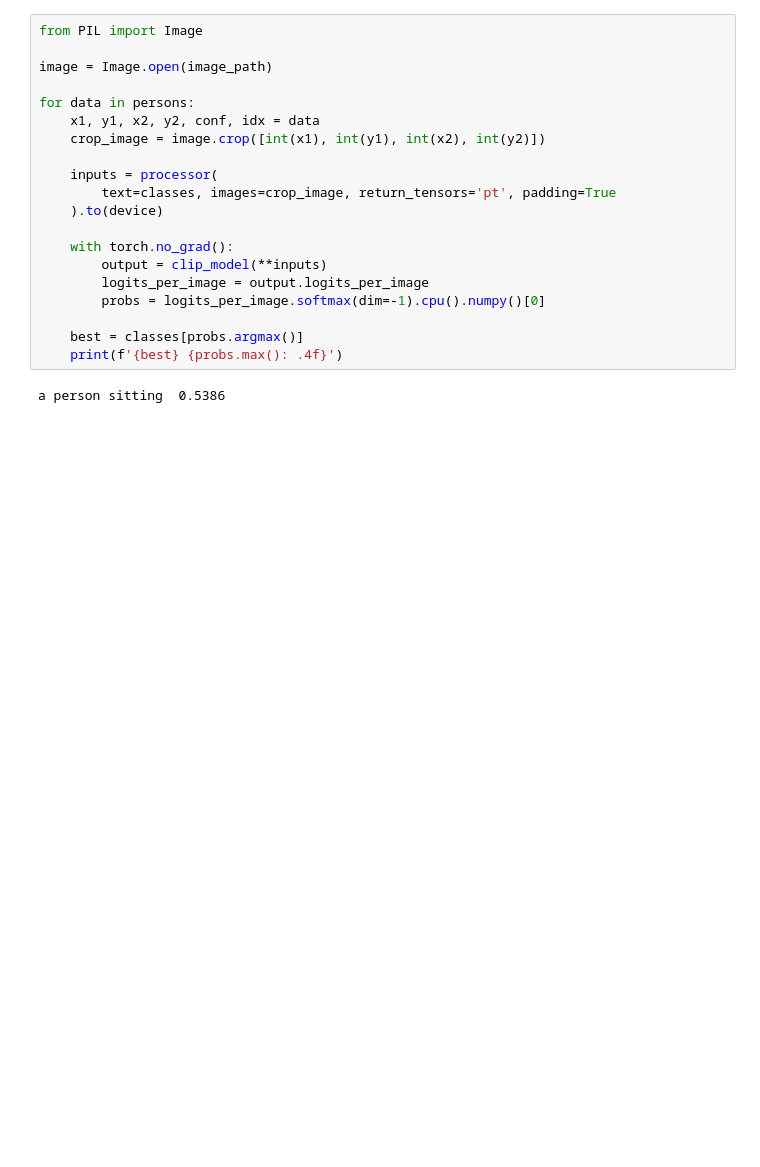
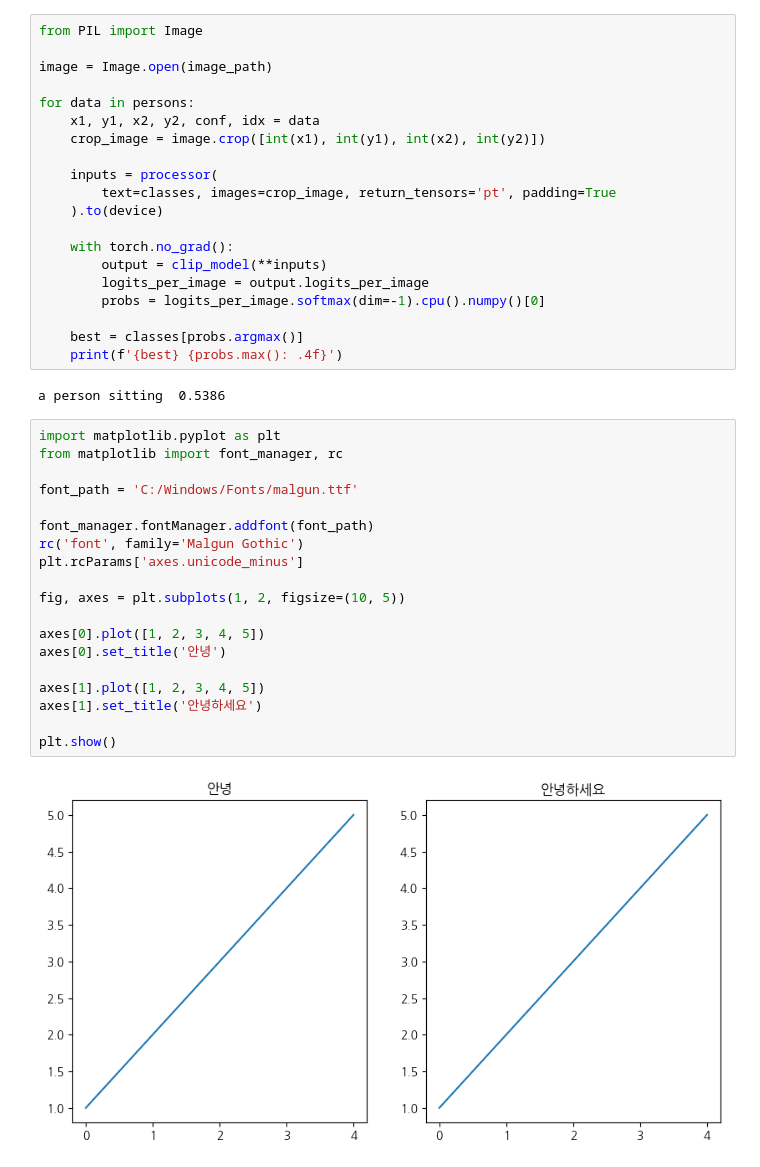
Before and after one commit to kyungpyokim/model-lab, a Jupyter notebook: notebooks/clip.ipynb, the cells around one changed output. Cells and saved outputs as stored; diff of their text form; blank space fills up the shorter version.

```diff
--- a/notebooks/clip.ipynb
+++ b/notebooks/clip.ipynb
@@ -419,3 +419,24 @@ for data in persons:
     print(f'{best} {probs.max(): .4f}')
 # %% [output]
 a person sitting  0.5386
+# %%
+import matplotlib.pyplot as plt
+from matplotlib import font_manager, rc
+
+font_path = 'C:/Windows/Fonts/malgun.ttf'
+
+font_manager.fontManager.addfont(font_path)
+rc('font', family='Malgun Gothic')
+plt.rcParams['axes.unicode_minus']
+
+fig, axes = plt.subplots(1, 2, figsize=(10, 5))
+
+axes[0].plot([1, 2, 3, 4, 5])
+axes[0].set_title('안녕')
+
+axes[1].plot([1, 2, 3, 4, 5])
+axes[1].set_title('안녕하세요')
+
+plt.show()
+# %% [output]
+[figure, added]
```
Also changed, not shown: parts of 1 cell of this notebook.
